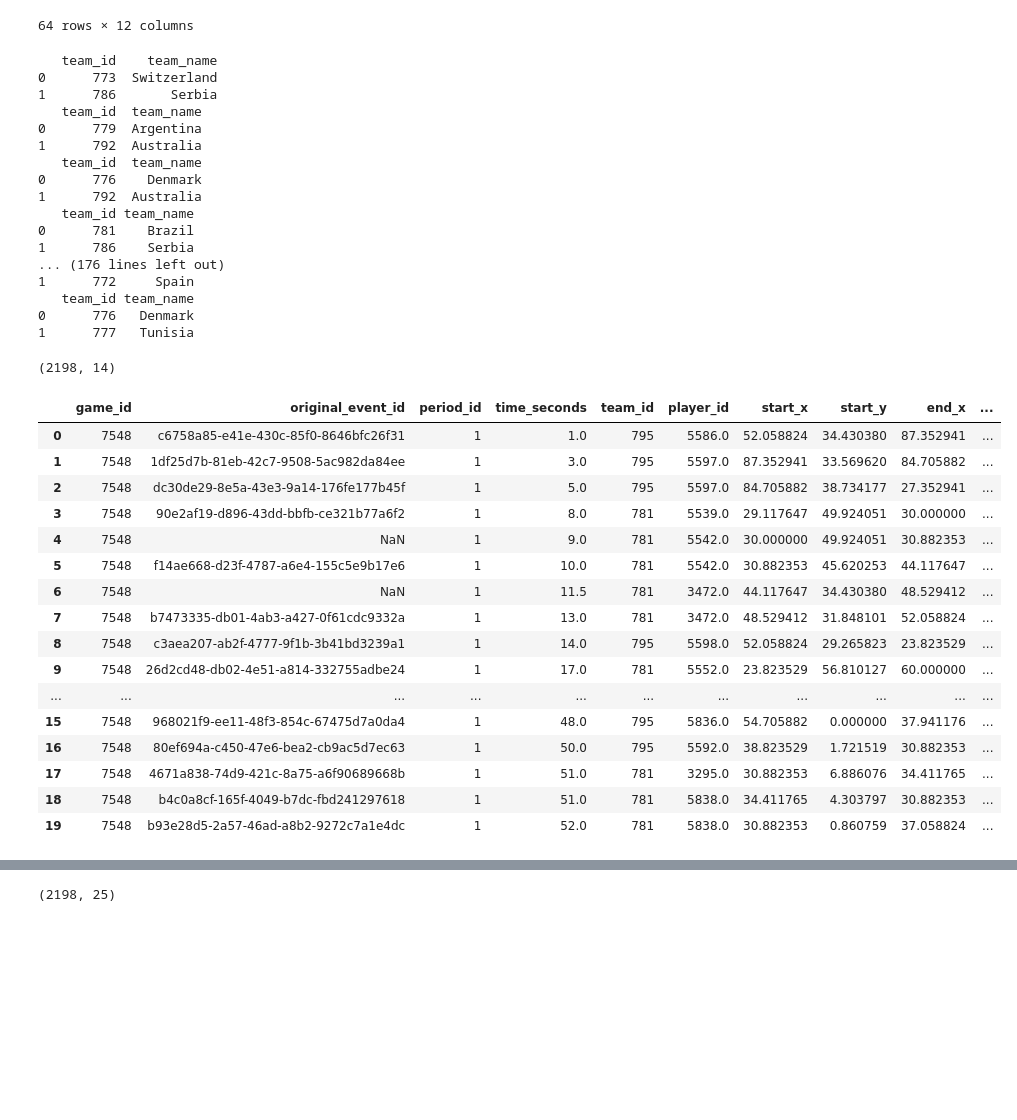
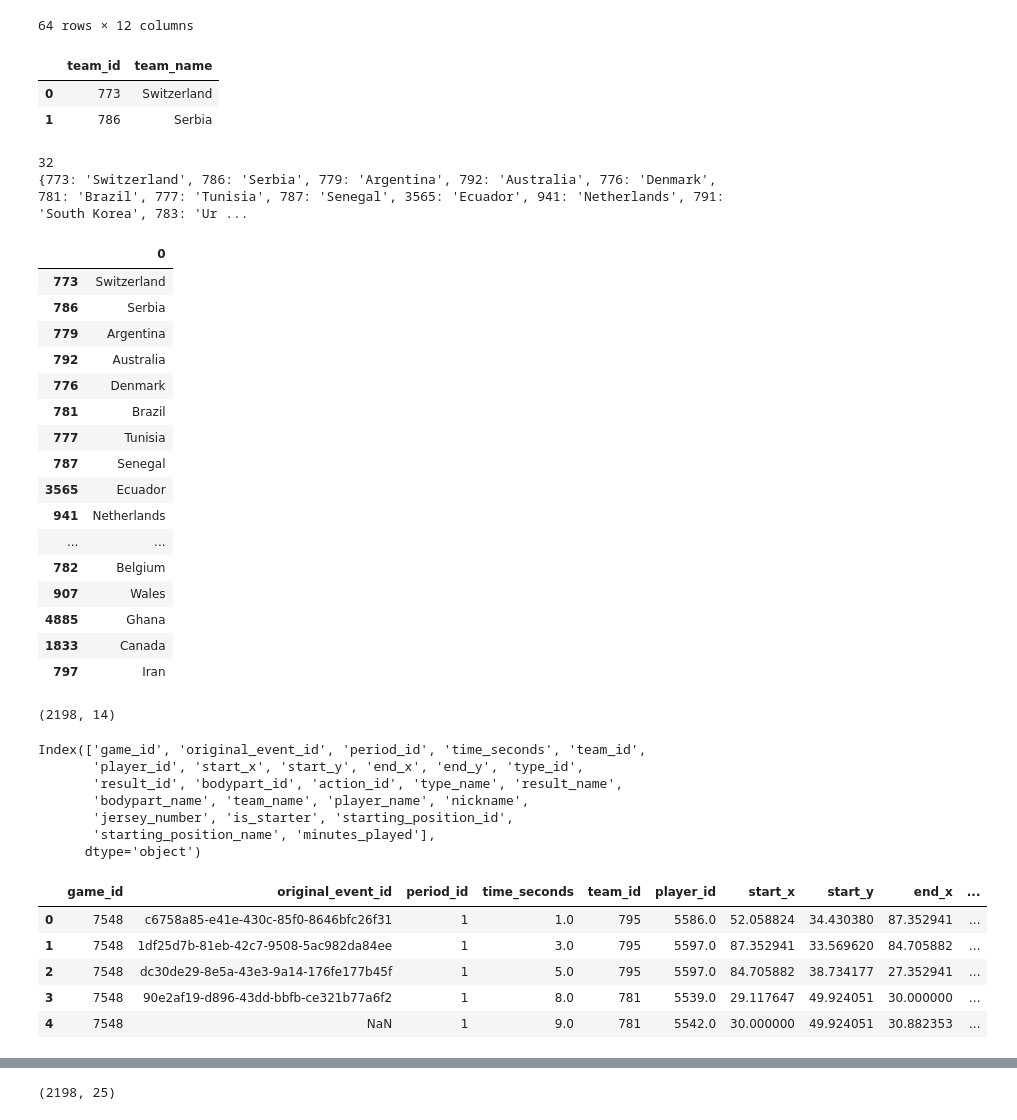
Before and after one commit to ushisantoasobu/try-statsbomb-2, a Jupyter notebook: try-SPADL.ipynb, the cells around one changed output, grey strips where cells are left out. Saved outputs shown, nothing was run; the diff lists cells and outputs as text; code cells hidden in the pictures; blank space fills up the shorter version.

```diff
--- a/try-SPADL.ipynb
+++ b/try-SPADL.ipynb
@@ -49,24 +47,37 @@ games
 | 62 | 3857255 | 106 | 43 | Group Stage | 3 | 2022-12-01 21:00:00 | 778 | ... |
 | 63 | 3857254 | 106 | 43 | Group Stage | 1 | 2022-11-22 15:00:00 | 776 | ... |
 64 rows × 12 columns
+# %%
+SBL.teams(3857256)
+# %% [output]
+|  | team_id | team_name |
+| 0 | 773 | Switzerland |
+| 1 | 786 | Serbia |
 # %%
+team_dic = {}
 for game_id in games['game_id']:
-    print(SBL.teams(game_id))
+    df_game_team = SBL.teams(game_id)
+    team_dic[df_game_team.iloc[0,0]] = df_game_team.iloc[0,1]
+    team_dic[df_game_team.iloc[1,0]] = df_game_team.iloc[1,1]
+df_team = pd.DataFrame.from_dict(team_dic, orient='index')
+df_team
 # %% [output]
-   team_id    team_name
-0      773  Switzerland
-1      786       Serbia
-   team_id  team_name
-0      779  Argentina
-1      792  Australia
-   team_id  team_name
-0      776    Denmark
-1      792  Australia
-   team_id team_name
-0      781    Brazil
-1      786    Serbia
-... (176 lines left out)
-1      772     Spain
-   team_id team_name
-0      776   Denmark
-1      777   Tunisia
+32
+{773: 'Switzerland', 786: 'Serbia', 779: 'Argentina', 792: 'Australia', 776: 'Denmark', 781: 'Brazil', 777: 'Tunisia', 787: 'Senegal', 3565: 'Ecuador', 941: 'Netherlands', 791: 'South Korea', 783: 'Ur ...
+|  | 0 |
+| 773 | Switzerland |
+| 786 | Serbia |
+| 779 | Argentina |
+| 792 | Australia |
+| 776 | Denmark |
+| 781 | Brazil |
+| 777 | Tunisia |
+| 787 | Senegal |
+| 3565 | Ecuador |
+| 941 | Netherlands |
+| ... | ... |
+| 782 | Belgium |
+| 907 | Wales |
+| 4885 | Ghana |
+| 1833 | Canada |
+| 797 | Iran |
@@ -78,23 +91,22 @@ df_actions = spadl.statsbomb.convert_to_actions(df_events, home_team_id=781)
 df_actions.shape
 # %% [output]
 (2198, 14)
+# %%
+df_actions.columns
+# %% [output]
+Index(['game_id', 'original_event_id', 'period_id', 'time_seconds', 'team_id',
+       'player_id', 'start_x', 'start_y', 'end_x', 'end_y', 'type_id',
+       'result_id', 'bodypart_id', 'action_id', 'type_name', 'result_name',
+       'bodypart_name', 'team_name', 'player_name', 'nickname',
+       'jersey_number', 'is_starter', 'starting_position_id',
+       'starting_position_name', 'minutes_played'],
+      dtype='object')
 # %%
-df_actions.head(20)
+df_actions.head(5)
 # %% [output]
 |  | game_id | original_event_id | period_id | time_seconds | team_id | player_id | start_x | start_y | end_x | ... |
 | 0 | 7548 | c6758a85-e41e-430c-85f0-8646bfc26f31 | 1 | 1.0 | 795 | 5586.0 | 52.058824 | 34.430380 | 87.352941 | ... |
 | 1 | 7548 | 1df25d7b-81eb-42c7-9508-5ac982da84ee | 1 | 3.0 | 795 | 5597.0 | 87.352941 | 33.569620 | 84.705882 | ... |
 | 2 | 7548 | dc30de29-8e5a-43e3-9a14-176fe177b45f | 1 | 5.0 | 795 | 5597.0 | 84.705882 | 38.734177 | 27.352941 | ... |
 | 3 | 7548 | 90e2af19-d896-43dd-bbfb-ce321b77a6f2 | 1 | 8.0 | 781 | 5539.0 | 29.117647 | 49.924051 | 30.000000 | ... |
 | 4 | 7548 | NaN | 1 | 9.0 | 781 | 5542.0 | 30.000000 | 49.924051 | 30.882353 | ... |
-| 5 | 7548 | f14ae668-d23f-4787-a6e4-155c5e9b17e6 | 1 | 10.0 | 781 | 5542.0 | 30.882353 | 45.620253 | 44.117647 | ... |
-| 6 | 7548 | NaN | 1 | 11.5 | 781 | 3472.0 | 44.117647 | 34.430380 | 48.529412 | ... |
-| 7 | 7548 | b7473335-db01-4ab3-a427-0f61cdc9332a | 1 | 13.0 | 781 | 3472.0 | 48.529412 | 31.848101 | 52.058824 | ... |
-| 8 | 7548 | c3aea207-ab2f-4777-9f1b-3b41bd3239a1 | 1 | 14.0 | 795 | 5598.0 | 52.058824 | 29.265823 | 23.823529 | ... |
-| 9 | 7548 | 26d2cd48-db02-4e51-a814-332755adbe24 | 1 | 17.0 | 781 | 5552.0 | 23.823529 | 56.810127 | 60.000000 | ... |
-| ... | ... | ... | ... | ... | ... | ... | ... | ... | ... | ... |
-| 15 | 7548 | 968021f9-ee11-48f3-854c-67475d7a0da4 | 1 | 48.0 | 795 | 5836.0 | 54.705882 | 0.000000 | 37.941176 | ... |
-| 16 | 7548 | 80ef694a-c450-47e6-bea2-cb9ac5d7ec63 | 1 | 50.0 | 795 | 5592.0 | 38.823529 | 1.721519 | 30.882353 | ... |
-| 17 | 7548 | 4671a838-74d9-421c-8a75-a6f90689668b | 1 | 51.0 | 781 | 3295.0 | 30.882353 | 6.886076 | 34.411765 | ... |
-| 18 | 7548 | b4c0a8cf-165f-4049-b7dc-fbd241297618 | 1 | 51.0 | 781 | 5838.0 | 34.411765 | 4.303797 | 30.882353 | ... |
-| 19 | 7548 | b93e28d5-2a57-46ad-a8b2-9272c7a1e4dc | 1 | 52.0 | 781 | 5838.0 | 30.882353 | 0.860759 | 37.058824 | ... |
```
Also changed, not shown: parts of 17 cells of this notebook.
